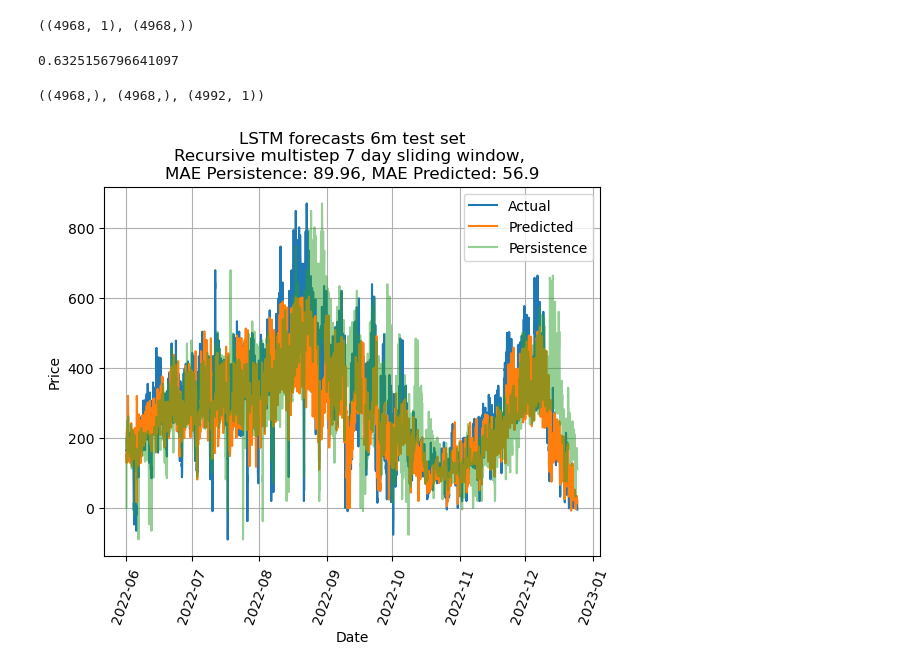
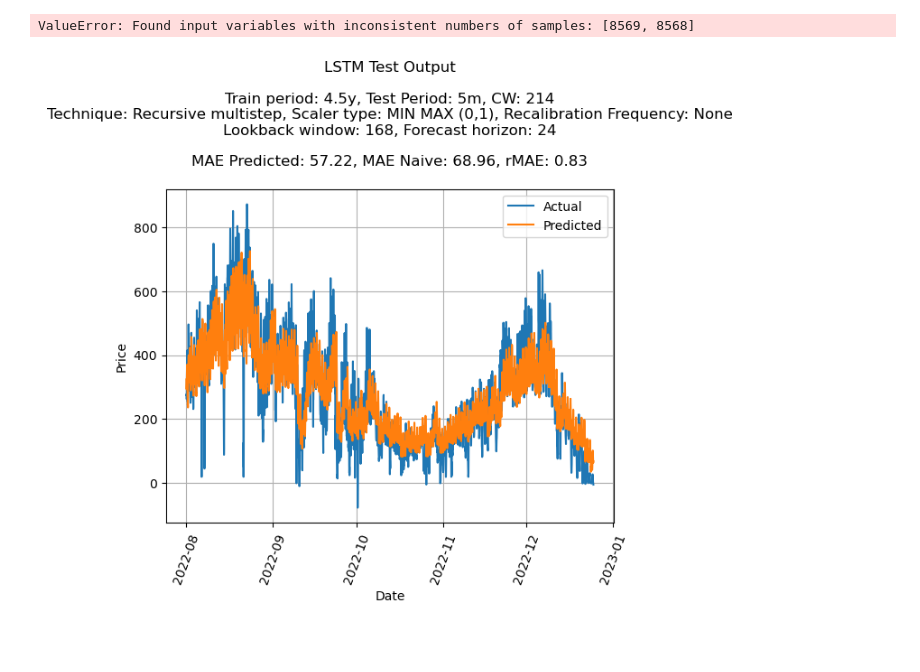
Before and after one commit to Nomercyme/DL-EPF, a Jupyter notebook: TensorFlow_LSTM.ipynb, the cells around one changed output. Drawn from its saved outputs; the diff is of its cells as text; code cells hidden in the pictures; blank space fills up the shorter version.

```diff
--- a/TensorFlow_LSTM.ipynb
+++ b/TensorFlow_LSTM.ipynb
@@ -97,0 +134,7 @@ Y_pred_naive[:-168].shape
+# %%
+from helper_functions.utils import naive_forecast
+
+# df = pd.read_csv("Datasets/Dataframes_one_ex_var/ModelBenchmark_dataframe.csv")
+
+Y_pred_naive = naive_forecast(naive_df, m=None, n_prices_day=24)["Price"].to_numpy()
+Y_pred_naive.shape
@@ -97,0 +158,9 @@ Y_pred_naive[:-168].shape
+# %%
+scaler_type = "MIN MAX (0,1)"
+multistep_technique = "Recursive multistep"
+test_period = "1y"
+train_period = "5y"
+lookback_window = n_lookback
+forecast_horizon = n_forecast
+recalibration = "None"
+calibration_window='214'
@@ -103,5 +311,5 @@ model.add(LSTM(units=50))
 model.add(Dense(n_forecast))
 
 model.compile(loss='mean_absolute_error', optimizer='adam')
-model.fit(X_train, Y_train, epochs=100, batch_size=32, verbose=100)
+model.fit(X_train, Y_train, epochs=50, batch_size=32, verbose=5)
 # %% [output]
@@ -134,43 +343,28 @@ Y_actual = test_data[n_lookback:].flatten()
-# %%
-Y_pred[:-24].shape, Y_actual.shape
-# %% [output]
-((4968, 1), (4968,))
-# %%
-from sklearn.metrics import mean_absolute_error as mae
-
-mae_pred = mae(Y_actual, Y_pred[:-24].flatten())
-mae_naive = mae(Y_actual, Y_pred_naive[:-168])
-mae_pred, mae_naive
-mae_pred/mae_naive
-
-# mae_trend = []
-# for i in range(1,Y_actual.shape[0]-28):
-#     if i == 1:
-#         mae_trend.append(mae(Y_actual[0:30],Y_pred[0:30*i]))
-#         continue
-#     current_actual = Y_actual[i-1:30+(i-1)]
-#     current_predicted = Y_pred[30*(i-1):30*i]
-#     mae_trend.append(mae(current_actual,current_predicted))
-#     # print(Y_actual[i-1:30+(i-1)].shape, Y_pred[30*(i-1):30*i].shape)
-# %% [output]
-0.6325156796641097
-# %%
-x_ticks = test_df.index[:-168]
-x_ticks.shape, Y_actual.shape, Y_pred.shape
-# %% [output]
-((4968,), (4968,), (4992, 1))
+# %%
+mae_pred = mean_absolute_error(Y_actual, Y_pred[:-24].flatten())
+mae_naive = mean_absolute_error(Y_actual, Y_pred_naive)
+mae_pred, mae_naive
+# %% [output]
+ValueError: Found input variables with inconsistent numbers of samples: [8569, 8568]
 # %%
 x_ticks = test_df.index[:-168]
 
+title = f"""LSTM Test Output\n
+Train period: {train_period}, Test Period: {test_period}, CW: {calibration_window}
+Technique: {multistep_technique}, Scaler type: {scaler_type}, Recalibration Frequency: {recalibration}
+Lookback window: {lookback_window}, Forecast horizon: {forecast_horizon}\n
+MAE Predicted: {round(mae_pred,2)}, MAE Naive: {round(mae_naive, 2)}, rMAE: {round(mae_pred/mae_naive, 2)}
+"""
+
 plt.plot(x_ticks, Y_actual, label="Actual")
 plt.plot(x_ticks, Y_pred[:-24], label="Predicted")
-plt.plot(x_ticks, Y_pred_naive[:-168], label="Persistence", alpha=0.5)
-plt.title(f"LSTM forecasts 6m test set\nRecursive multistep 7 day sliding window, \nMAE Persistence: {round(mae_naive, 2)}, MAE Predicted: {round(mae_pred,2)}")
+# plt.plot(x_ticks, Y_pred_naive, label="Persistence", alpha=0.5)
+plt.title(title)
 plt.legend()
 plt.xticks(rotation=70)
 plt.xlabel("Date")
 plt.ylabel("Price")
 plt.grid(True)
 plt.show()
 # %% [output]
-[figure, old version]
+[figure, new version]
```
Also changed, not shown: parts of 25 cells of this notebook, 21 other files.
